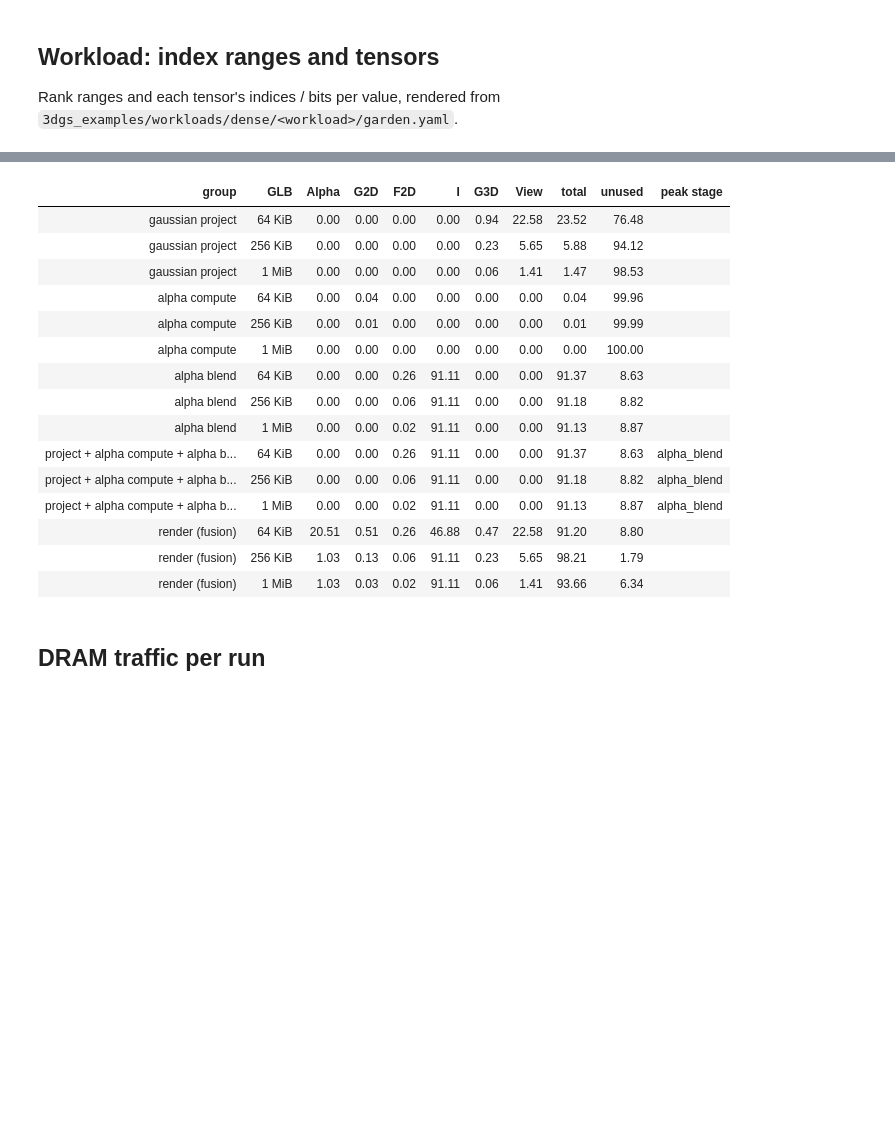
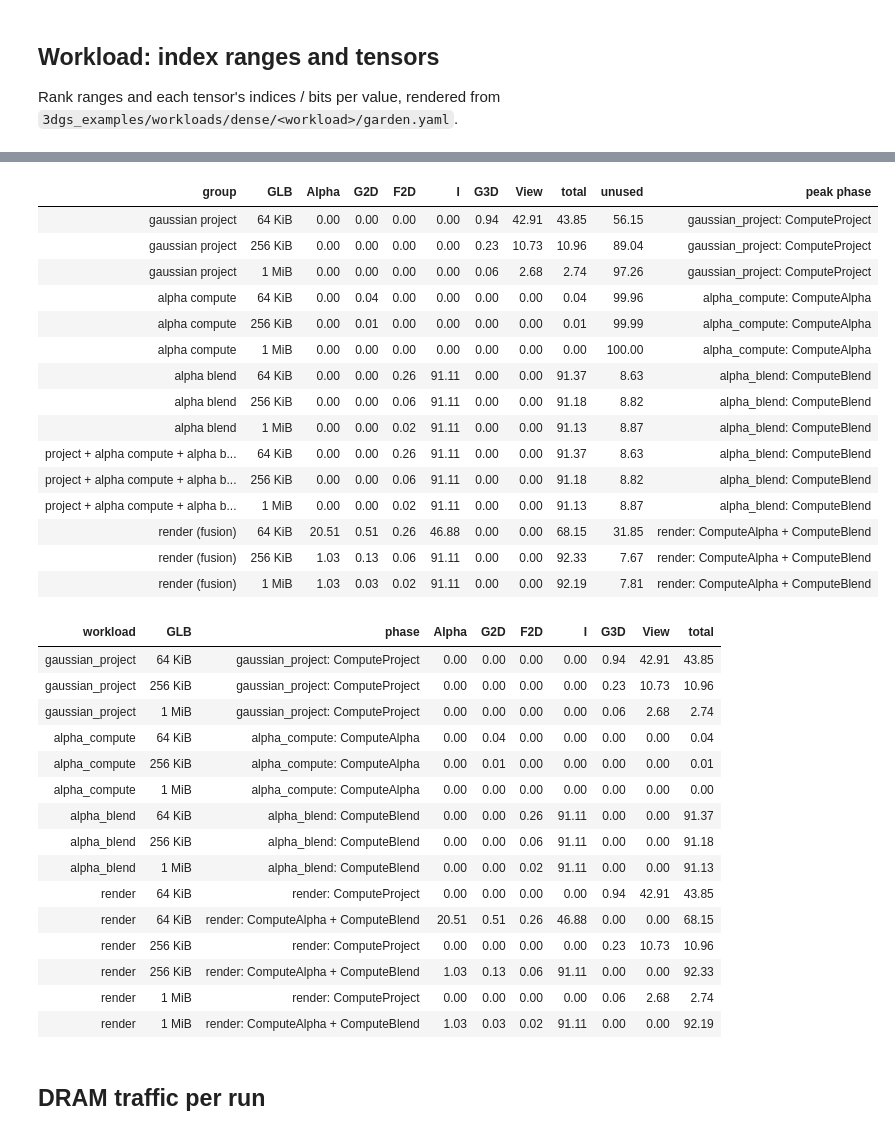
Before and after one commit to Itachi6912110/accelforge, a Jupyter notebook: notebooks/3dgs/dense/basic_arch_analysis.ipynb, the cells around one changed output, grey strips where cells are left out. Saved outputs shown, nothing was run; the diff lists cells and outputs as text; code cells hidden in the pictures; blank space fills up the shorter version.

```diff
--- a/notebooks/3dgs/dense/basic_arch_analysis.ipynb
+++ b/notebooks/3dgs/dense/basic_arch_analysis.ipynb
@@ -215,34 +271,69 @@ I from blend). Unfused Alpha streams DRAM ↔ array and is never placed in the G
 # %%
-occ = {wl: {g: row[wl][g]["glb_occupancy_bytes"] for g in GLBS} for wl in WORKLOADS}
-# unfused stages time-share the buffer: its peak is the fullest stage's footprint
-peak_stage = {g: max(STAGES, key=lambda s: sum(occ[s][g].values())) for g in GLBS}
-occ["unfused"] = {g: dict(occ[peak_stage[g]][g]) for g in GLBS}
+def phase_label(wl, einsums):
+    return f"{wl}: " + " + ".join(einsums)
+
+# per workload: peak phase of each mapping (the buffer's maximum occupancy)
+occ, peak_phase = {}, {}
+for wl in WORKLOADS:
+    occ[wl], peak_phase[wl] = {}, {}
+    for g in GLBS:
+        einsums, held = max(phases[wl, g], key=lambda ph: sum(ph[1].values()))
+        occ[wl][g], peak_phase[wl][g] = held, phase_label(wl, einsums)
+# unfused stages time-share the buffer: its peak is the fullest stage's peak phase
+occ["unfused"], peak_phase["unfused"] = {}, {}
+for g in GLBS:
+    s = max(STAGES, key=lambda s: sum(occ[s][g].values()))
+    occ["unfused"][g], peak_phase["unfused"][g] = occ[s][g], peak_phase[s][g]
 
 occ_pct = pd.DataFrame([
     {"group": GROUPS[k], "GLB": kib(g),
      **{t: 100 * occ[k][g].get(t, 0.0) / g for t in TENSORS}}
     for k in GROUPS for g in GLBS])
 occ_pct["total"] = occ_pct[TENSORS].sum(axis=1)
 occ_pct["unused"] = 100 - occ_pct["total"]
-occ_pct["peak stage"] = [peak_stage[g] if k == "unfused" else "" for k in GROUPS for g in GLBS]
-occ_pct.style.format({c: "{:.2f}" for c in TENSORS + ["total", "unused"]}).hide(axis="index")
+occ_pct["peak phase"] = [peak_phase[k][g] for k in GROUPS for g in GLBS]
+display(occ_pct.style.format({c: "{:.2f}" for c in TENSORS + ["total", "unused"]}).hide(axis="index"))
+
+# every phase of every mapping (% of GLB capacity)
+phases_df = pd.DataFrame([
+    {"workload": wl, "GLB": kib(g), "phase": phase_label(wl, einsums),
+     **{t: 100 * held.get(t, 0.0) / g for t in TENSORS}, "total": 100 * sum(held.values()) / g}
+    for wl in WORKLOADS for g in GLBS for einsums, held in phases[wl, g]])
+assert (phases_df["total"] <= 100 + 1e-9).all(), phases_df[phases_df["total"] > 100]
+phases_df.style.format({c: "{:.2f}" for c in TENSORS + ["total"]}).hide(axis="index")
 # %% [output]
-| group | GLB | Alpha | G2D | F2D | I | G3D | View | total | unused | peak stage |
-| gaussian project | 64 KiB | 0.00 | 0.00 | 0.00 | 0.00 | 0.94 | 22.58 | 23.52 | 76.48 |  |
-| gaussian project | 256 KiB | 0.00 | 0.00 | 0.00 | 0.00 | 0.23 | 5.65 | 5.88 | 94.12 |  |
-| gaussian project | 1 MiB | 0.00 | 0.00 | 0.00 | 0.00 | 0.06 | 1.41 | 1.47 | 98.53 |  |
-| alpha compute | 64 KiB | 0.00 | 0.04 | 0.00 | 0.00 | 0.00 | 0.00 | 0.04 | 99.96 |  |
-| alpha compute | 256 KiB | 0.00 | 0.01 | 0.00 | 0.00 | 0.00 | 0.00 | 0.01 | 99.99 |  |
-| alpha compute | 1 MiB | 0.00 | 0.00 | 0.00 | 0.00 | 0.00 | 0.00 | 0.00 | 100.00 |  |
-| alpha blend | 64 KiB | 0.00 | 0.00 | 0.26 | 91.11 | 0.00 | 0.00 | 91.37 | 8.63 |  |
-| alpha blend | 256 KiB | 0.00 | 0.00 | 0.06 | 91.11 | 0.00 | 0.00 | 91.18 | 8.82 |  |
-| alpha blend | 1 MiB | 0.00 | 0.00 | 0.02 | 91.11 | 0.00 | 0.00 | 91.13 | 8.87 |  |
-| project + alpha compute + alpha b... | 64 KiB | 0.00 | 0.00 | 0.26 | 91.11 | 0.00 | 0.00 | 91.37 | 8.63 | alpha_blend |
-| project + alpha compute + alpha b... | 256 KiB | 0.00 | 0.00 | 0.06 | 91.11 | 0.00 | 0.00 | 91.18 | 8.82 | alpha_blend |
-| project + alpha compute + alpha b... | 1 MiB | 0.00 | 0.00 | 0.02 | 91.11 | 0.00 | 0.00 | 91.13 | 8.87 | alpha_blend |
-| render (fusion) | 64 KiB | 20.51 | 0.51 | 0.26 | 46.88 | 0.47 | 22.58 | 91.20 | 8.80 |  |
-| render (fusion) | 256 KiB | 1.03 | 0.13 | 0.06 | 91.11 | 0.23 | 5.65 | 98.21 | 1.79 |  |
-| render (fusion) | 1 MiB | 1.03 | 0.03 | 0.02 | 91.11 | 0.06 | 1.41 | 93.66 | 6.34 |  |
+| group | GLB | Alpha | G2D | F2D | I | G3D | View | total | unused | peak phase |
+| gaussian project | 64 KiB | 0.00 | 0.00 | 0.00 | 0.00 | 0.94 | 42.91 | 43.85 | 56.15 | gaussian_project: ComputeProject |
+| gaussian project | 256 KiB | 0.00 | 0.00 | 0.00 | 0.00 | 0.23 | 10.73 | 10.96 | 89.04 | gaussian_project: ComputeProject |
+| gaussian project | 1 MiB | 0.00 | 0.00 | 0.00 | 0.00 | 0.06 | 2.68 | 2.74 | 97.26 | gaussian_project: ComputeProject |
+| alpha compute | 64 KiB | 0.00 | 0.04 | 0.00 | 0.00 | 0.00 | 0.00 | 0.04 | 99.96 | alpha_compute: ComputeAlpha |
+| alpha compute | 256 KiB | 0.00 | 0.01 | 0.00 | 0.00 | 0.00 | 0.00 | 0.01 | 99.99 | alpha_compute: ComputeAlpha |
+| alpha compute | 1 MiB | 0.00 | 0.00 | 0.00 | 0.00 | 0.00 | 0.00 | 0.00 | 100.00 | alpha_compute: ComputeAlpha |
+| alpha blend | 64 KiB | 0.00 | 0.00 | 0.26 | 91.11 | 0.00 | 0.00 | 91.37 | 8.63 | alpha_blend: ComputeBlend |
+| alpha blend | 256 KiB | 0.00 | 0.00 | 0.06 | 91.11 | 0.00 | 0.00 | 91.18 | 8.82 | alpha_blend: ComputeBlend |
+| alpha blend | 1 MiB | 0.00 | 0.00 | 0.02 | 91.11 | 0.00 | 0.00 | 91.13 | 8.87 | alpha_blend: ComputeBlend |
+| project + alpha compute + alpha b... | 64 KiB | 0.00 | 0.00 | 0.26 | 91.11 | 0.00 | 0.00 | 91.37 | 8.63 | alpha_blend: ComputeBlend |
+| project + alpha compute + alpha b... | 256 KiB | 0.00 | 0.00 | 0.06 | 91.11 | 0.00 | 0.00 | 91.18 | 8.82 | alpha_blend: ComputeBlend |
+| project + alpha compute + alpha b... | 1 MiB | 0.00 | 0.00 | 0.02 | 91.11 | 0.00 | 0.00 | 91.13 | 8.87 | alpha_blend: ComputeBlend |
+| render (fusion) | 64 KiB | 20.51 | 0.51 | 0.26 | 46.88 | 0.00 | 0.00 | 68.15 | 31.85 | render: ComputeAlpha + ComputeBlend |
+| render (fusion) | 256 KiB | 1.03 | 0.13 | 0.06 | 91.11 | 0.00 | 0.00 | 92.33 | 7.67 | render: ComputeAlpha + ComputeBlend |
+| render (fusion) | 1 MiB | 1.03 | 0.03 | 0.02 | 91.11 | 0.00 | 0.00 | 92.19 | 7.81 | render: ComputeAlpha + ComputeBlend |
+| workload | GLB | phase | Alpha | G2D | F2D | I | G3D | View | total |
+| gaussian_project | 64 KiB | gaussian_project: ComputeProject | 0.00 | 0.00 | 0.00 | 0.00 | 0.94 | 42.91 | 43.85 |
+| gaussian_project | 256 KiB | gaussian_project: ComputeProject | 0.00 | 0.00 | 0.00 | 0.00 | 0.23 | 10.73 | 10.96 |
+| gaussian_project | 1 MiB | gaussian_project: ComputeProject | 0.00 | 0.00 | 0.00 | 0.00 | 0.06 | 2.68 | 2.74 |
+| alpha_compute | 64 KiB | alpha_compute: ComputeAlpha | 0.00 | 0.04 | 0.00 | 0.00 | 0.00 | 0.00 | 0.04 |
+| alpha_compute | 256 KiB | alpha_compute: ComputeAlpha | 0.00 | 0.01 | 0.00 | 0.00 | 0.00 | 0.00 | 0.01 |
+| alpha_compute | 1 MiB | alpha_compute: ComputeAlpha | 0.00 | 0.00 | 0.00 | 0.00 | 0.00 | 0.00 | 0.00 |
+| alpha_blend | 64 KiB | alpha_blend: ComputeBlend | 0.00 | 0.00 | 0.26 | 91.11 | 0.00 | 0.00 | 91.37 |
+| alpha_blend | 256 KiB | alpha_blend: ComputeBlend | 0.00 | 0.00 | 0.06 | 91.11 | 0.00 | 0.00 | 91.18 |
+| alpha_blend | 1 MiB | alpha_blend: ComputeBlend | 0.00 | 0.00 | 0.02 | 91.11 | 0.00 | 0.00 | 91.13 |
+| render | 64 KiB | render: ComputeProject | 0.00 | 0.00 | 0.00 | 0.00 | 0.94 | 42.91 | 43.85 |
+| render | 64 KiB | render: ComputeAlpha + ComputeBlend | 20.51 | 0.51 | 0.26 | 46.88 | 0.00 | 0.00 | 68.15 |
+| render | 256 KiB | render: ComputeProject | 0.00 | 0.00 | 0.00 | 0.00 | 0.23 | 10.73 | 10.96 |
+| render | 256 KiB | render: ComputeAlpha + ComputeBlend | 1.03 | 0.13 | 0.06 | 91.11 | 0.00 | 0.00 | 92.33 |
+| render | 1 MiB | render: ComputeProject | 0.00 | 0.00 | 0.00 | 0.00 | 0.06 | 2.68 | 2.74 |
+| render | 1 MiB | render: ComputeAlpha + ComputeBlend | 1.03 | 0.03 | 0.02 | 91.11 | 0.00 | 0.00 | 92.19 |
 # %% [markdown]
 ## DRAM traffic per run
 # %%
```
Also changed, not shown: parts of 7 cells of this notebook, 20 other files.
